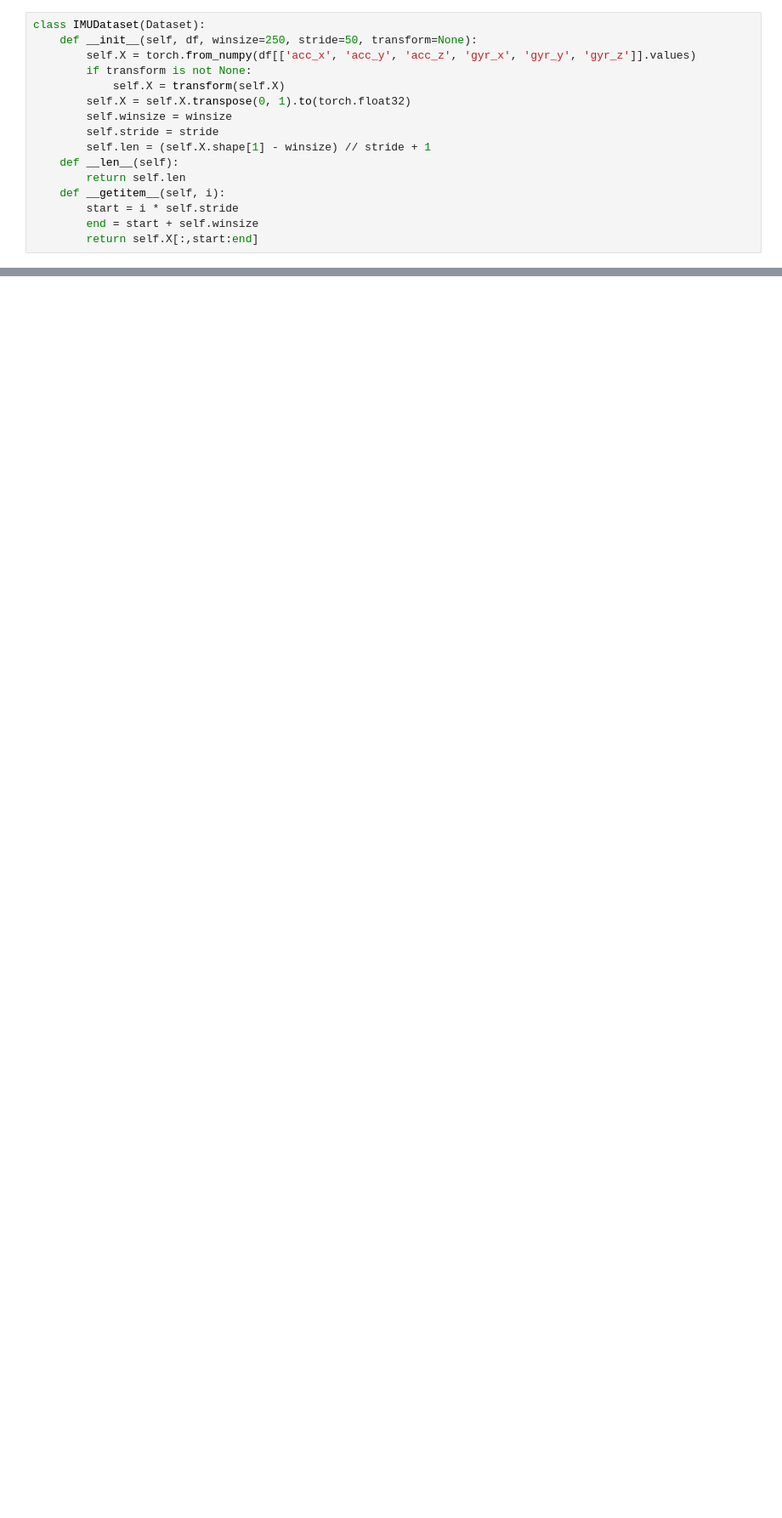
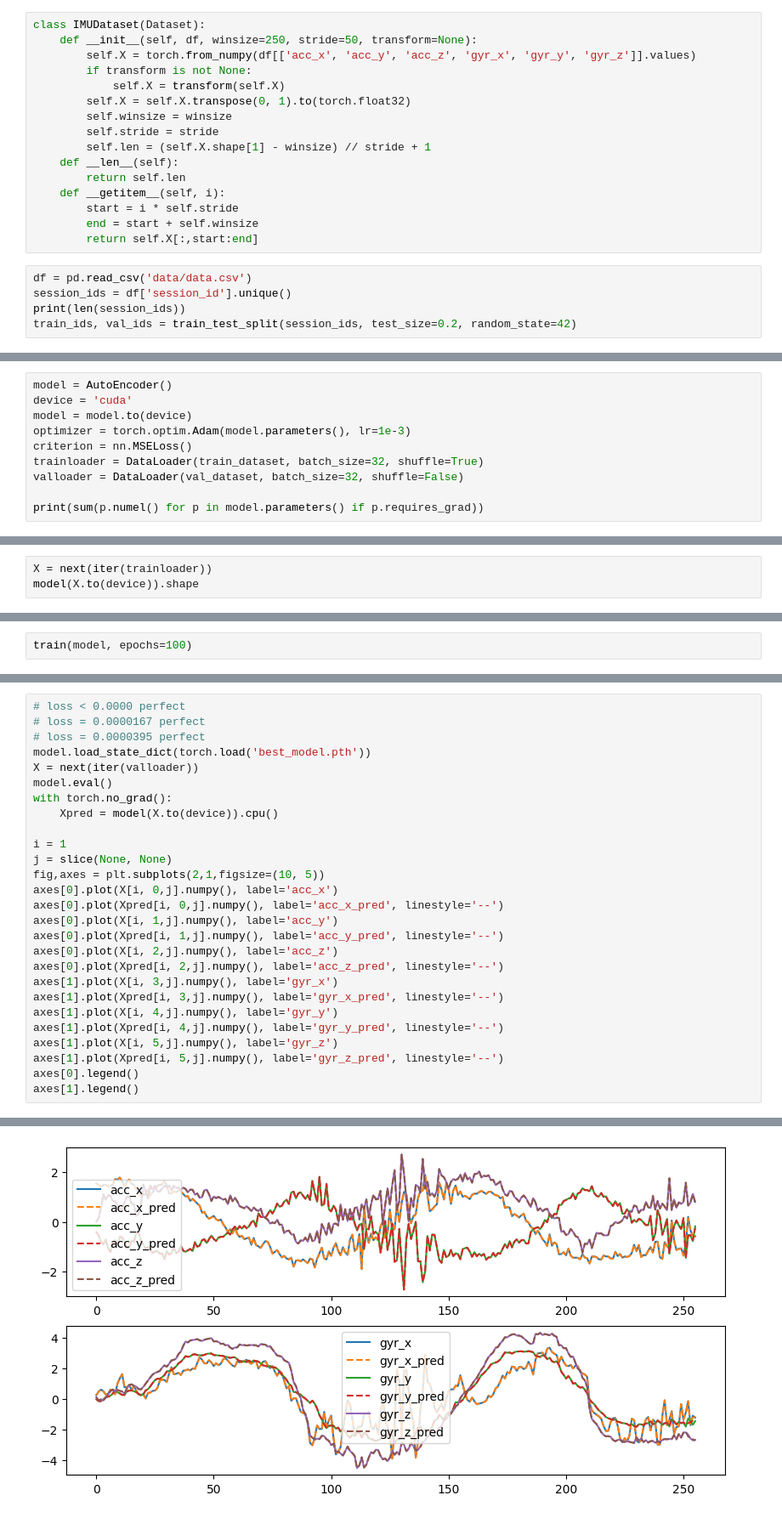
Before and after one commit to Musa-Azeem/AI-hypertrophy-coach, a Jupyter notebook: pretrain.ipynb, the cells around one changed output, grey strips where cells are left out. Shown at 85% size. Saved outputs shown, nothing was run; the diff lists cells and outputs as text; blank space fills up the shorter version.

```diff
--- a/pretrain.ipynb
+++ b/pretrain.ipynb
@@ -26,3 +26,8 @@ class IMUDataset(Dataset):
         start = i * self.stride
         end = start + self.winsize
         return self.X[:,start:end]
+# %%
+df = pd.read_csv('data/data.csv')
+session_ids = df['session_id'].unique()
+print(len(session_ids))
+train_ids, val_ids = train_test_split(session_ids, test_size=0.2, random_state=42)
@@ -52,0 +102,10 @@ len(train_dataset), len(val_dataset)
+# %%
+model = AutoEncoder()
+device = 'cuda'
+model = model.to(device)
+optimizer = torch.optim.Adam(model.parameters(), lr=1e-3)
+criterion = nn.MSELoss()
+trainloader = DataLoader(train_dataset, batch_size=32, shuffle=True)
+valloader = DataLoader(val_dataset, batch_size=32, shuffle=False)
+
+print(sum(p.numel() for p in model.parameters() if p.requires_grad))
@@ -52,0 +114,3 @@ len(train_dataset), len(val_dataset)
+# %%
+X = next(iter(trainloader))
+model(X.to(device)).shape
@@ -52,0 +165,2 @@ len(train_dataset), len(val_dataset)
+# %%
+train(model, epochs=100)
@@ -52,0 +186,28 @@ len(train_dataset), len(val_dataset)
+# %%
+# loss < 0.0000 perfect
+# loss = 0.0000167 perfect
+# loss = 0.0000395 perfect
+model.load_state_dict(torch.load('best_model.pth'))
+X = next(iter(valloader))
+model.eval()
+with torch.no_grad():
+    Xpred = model(X.to(device)).cpu()
+
+i = 1
+j = slice(None, None)
+fig,axes = plt.subplots(2,1,figsize=(10, 5))
+axes[0].plot(X[i, 0,j].numpy(), label='acc_x')
+axes[0].plot(Xpred[i, 0,j].numpy(), label='acc_x_pred', linestyle='--')
+axes[0].plot(X[i, 1,j].numpy(), label='acc_y')
+axes[0].plot(Xpred[i, 1,j].numpy(), label='acc_y_pred', linestyle='--')
+axes[0].plot(X[i, 2,j].numpy(), label='acc_z')
+axes[0].plot(Xpred[i, 2,j].numpy(), label='acc_z_pred', linestyle='--')
+axes[1].plot(X[i, 3,j].numpy(), label='gyr_x')
+axes[1].plot(Xpred[i, 3,j].numpy(), label='gyr_x_pred', linestyle='--')
+axes[1].plot(X[i, 4,j].numpy(), label='gyr_y')
+axes[1].plot(Xpred[i, 4,j].numpy(), label='gyr_y_pred', linestyle='--')
+axes[1].plot(X[i, 5,j].numpy(), label='gyr_z')
+axes[1].plot(Xpred[i, 5,j].numpy(), label='gyr_z_pred', linestyle='--')
+axes[0].legend()
+axes[1].legend()
+# %% [output]
@@ -52,0 +215 @@ len(train_dataset), len(val_dataset)
+[figure, added]
```
Also changed, not shown: parts of 8 cells of this notebook, 2 other files.
